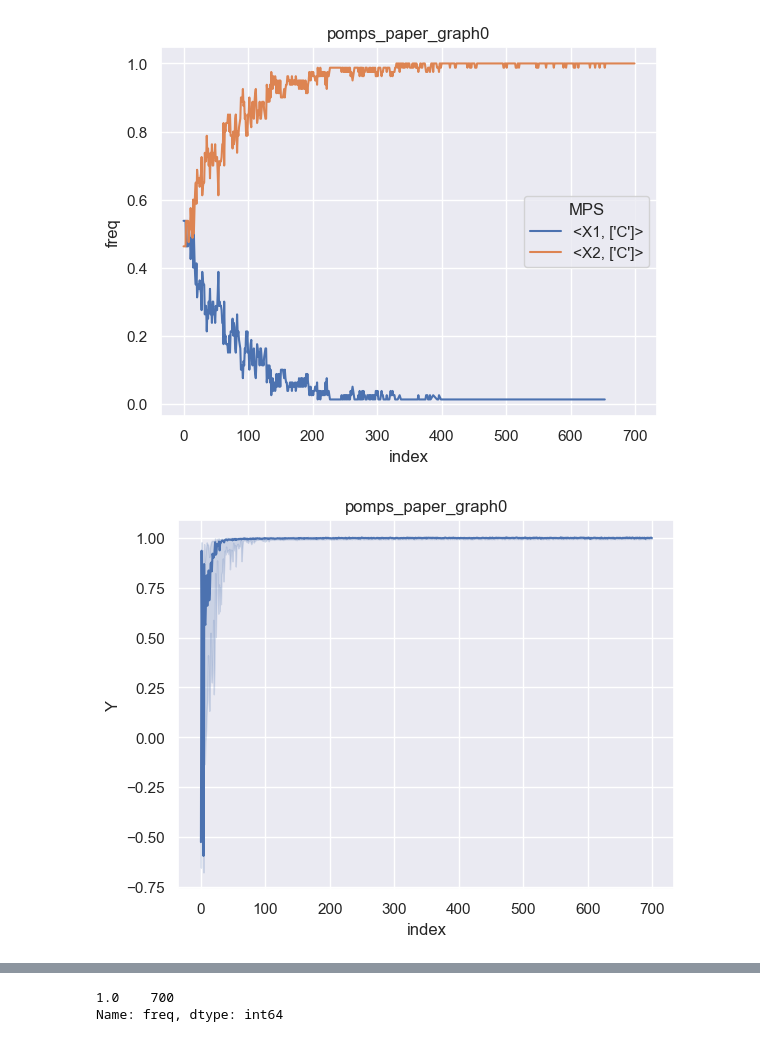
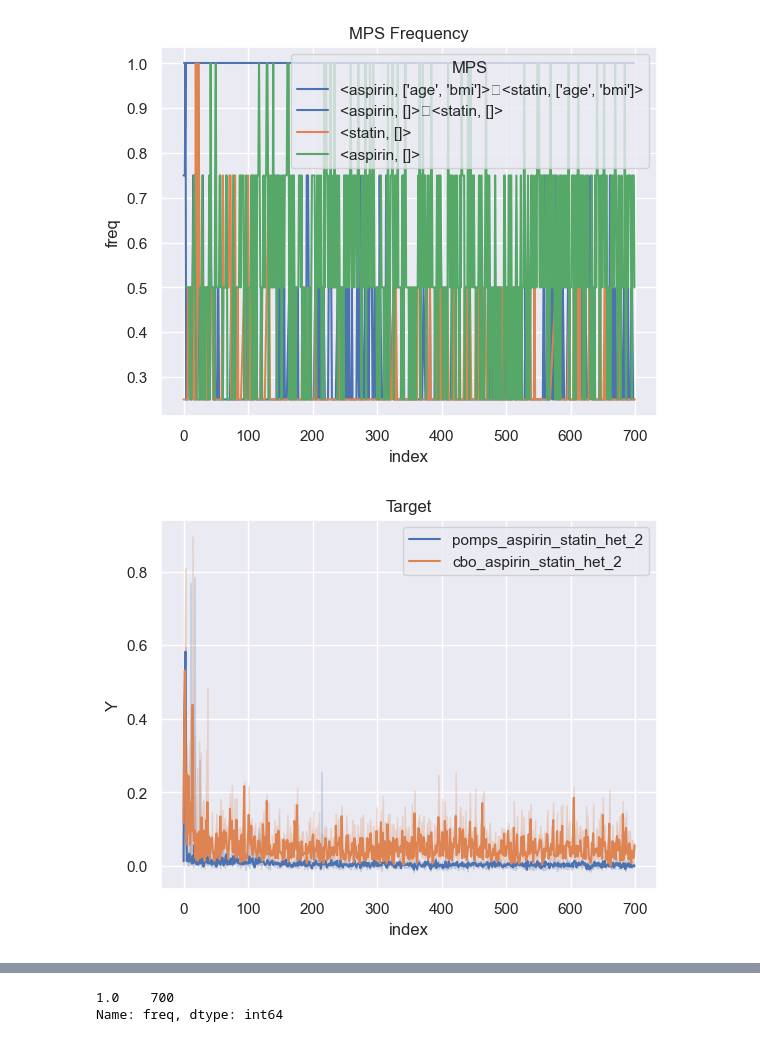
Before and after one commit to VahanArsenian/POMPSBO, a Jupyter notebook: notebooks/visualization_test.ipynb, the cells around one changed output, grey strips where cells are left out. Saved outputs shown, nothing was run; the diff lists cells and outputs as text; code cells hidden in the pictures.

```diff
--- a/notebooks/visualization_test.ipynb
+++ b/notebooks/visualization_test.ipynb
@@ -11,9 +12,9 @@ from experiments.visualizer import Visualizer, OptimizationObjective
 # pomps_aspirin_statin_het
 # %%
-vs = Visualizer('../experiment_results/', 'pomps_paper_graph0', OptimizationObjective.maximize, 1)
-# vs1 = Visualizer('../experiment_results/', 'cbo_aspirin_statin_het', OptimizationObjective.minimize, 0.535)
+vs = Visualizer('../experiment_results/', "pomps_aspirin_statin_het_2", OptimizationObjective.minimize, 0,)
+vs1 = Visualizer('../experiment_results/', "cbo_aspirin_statin_het_2", OptimizationObjective.minimize, 0,  )
 # %%
-Visualizer.visualise_multiple([vs,])
+Visualizer.visualise_multiple([vs, vs1])
 # %% [output]
-[figure, old version]
+[figure, new version]
-[figure, old version]
+[figure, new version]
```
Also changed, not shown: parts of 2 cells of this notebook, 6 other files.
